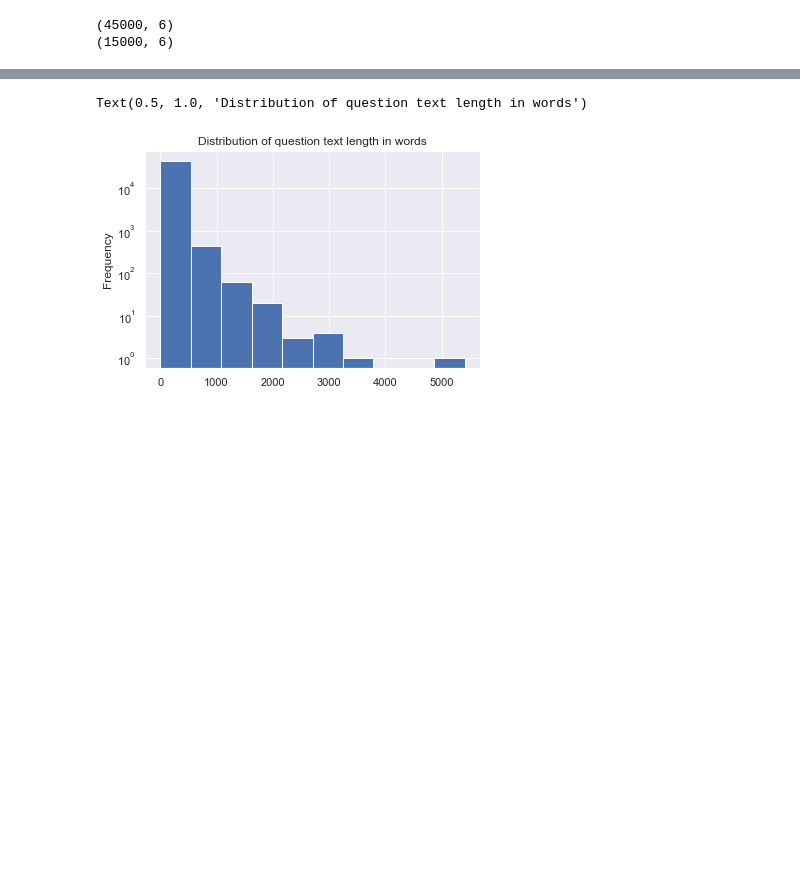
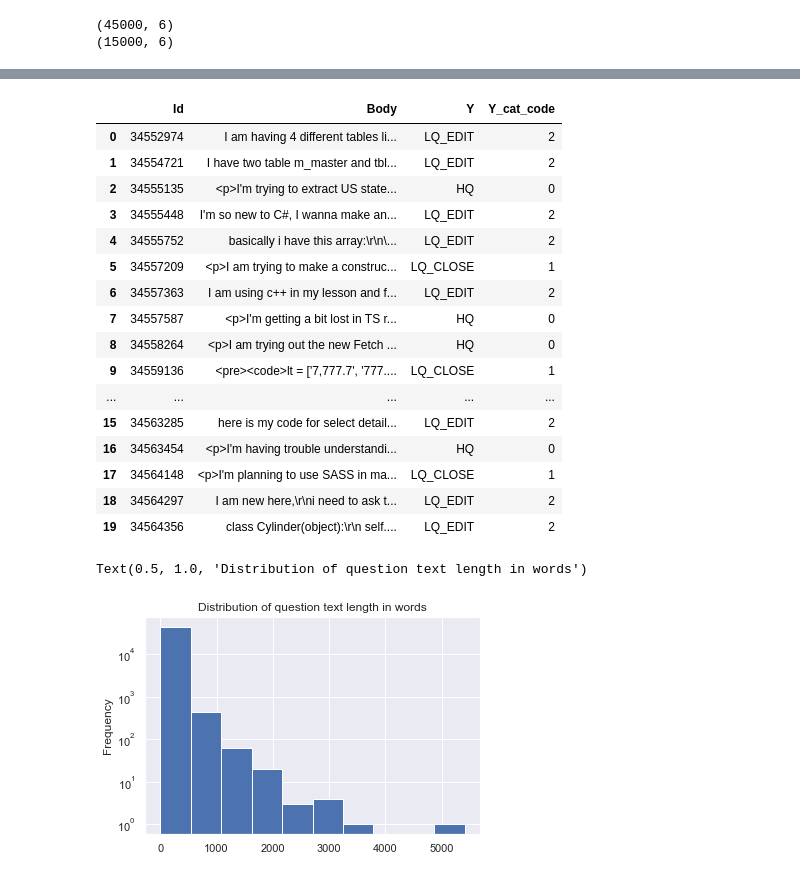
Before and after one commit to cindylay/cs159-final-proj, a Jupyter notebook: fine-tuning-bert-text-classification.ipynb, the cells around one changed output, grey strips where cells are left out. Cells and saved outputs as stored; diff of their text form; code cells hidden in the pictures; blank space fills up the shorter version.

```diff
--- a/fine-tuning-bert-text-classification.ipynb
+++ b/fine-tuning-bert-text-classification.ipynb
@@ -111,0 +112,2 @@ valid_df.head()
+# %%
+valid_df = valid_df.drop(columns=['Title', 'Tags', 'CreationDate'])
@@ -111,0 +140,20 @@ valid_df.head()
+# %%
+valid_df.head(20)
+# %% [output]
+|  | Id | Body | Y | Y_cat_code |
+| 0 | 34552974 | I am having 4 different tables li... | LQ_EDIT | 2 |
+| 1 | 34554721 | I have two table m_master and tbl... | LQ_EDIT | 2 |
+| 2 | 34555135 | <p>I'm trying to extract US state... | HQ | 0 |
+| 3 | 34555448 | I'm so new to C#, I wanna make an... | LQ_EDIT | 2 |
+| 4 | 34555752 | basically i have this array:\r\n\... | LQ_EDIT | 2 |
+| 5 | 34557209 | <p>I am trying to make a construc... | LQ_CLOSE | 1 |
+| 6 | 34557363 | I am using c++ in my lesson and f... | LQ_EDIT | 2 |
+| 7 | 34557587 | <p>I'm getting a bit lost in TS r... | HQ | 0 |
+| 8 | 34558264 | <p>I am trying out the new Fetch ... | HQ | 0 |
+| 9 | 34559136 | <pre><code>lt = ['7,777.7', '777.... | LQ_CLOSE | 1 |
+| ... | ... | ... | ... | ... |
+| 15 | 34563285 | here is my code for select detail... | LQ_EDIT | 2 |
+| 16 | 34563454 | <p>I'm having trouble understandi... | HQ | 0 |
+| 17 | 34564148 | <p>I'm planning to use SASS in ma... | LQ_CLOSE | 1 |
+| 18 | 34564297 | I am new here,\r\ni need to ask t... | LQ_EDIT | 2 |
+| 19 | 34564356 | class Cylinder(object):\r\n self.... | LQ_EDIT | 2 |
```
Also changed, not shown: parts of 25 cells of this notebook.
